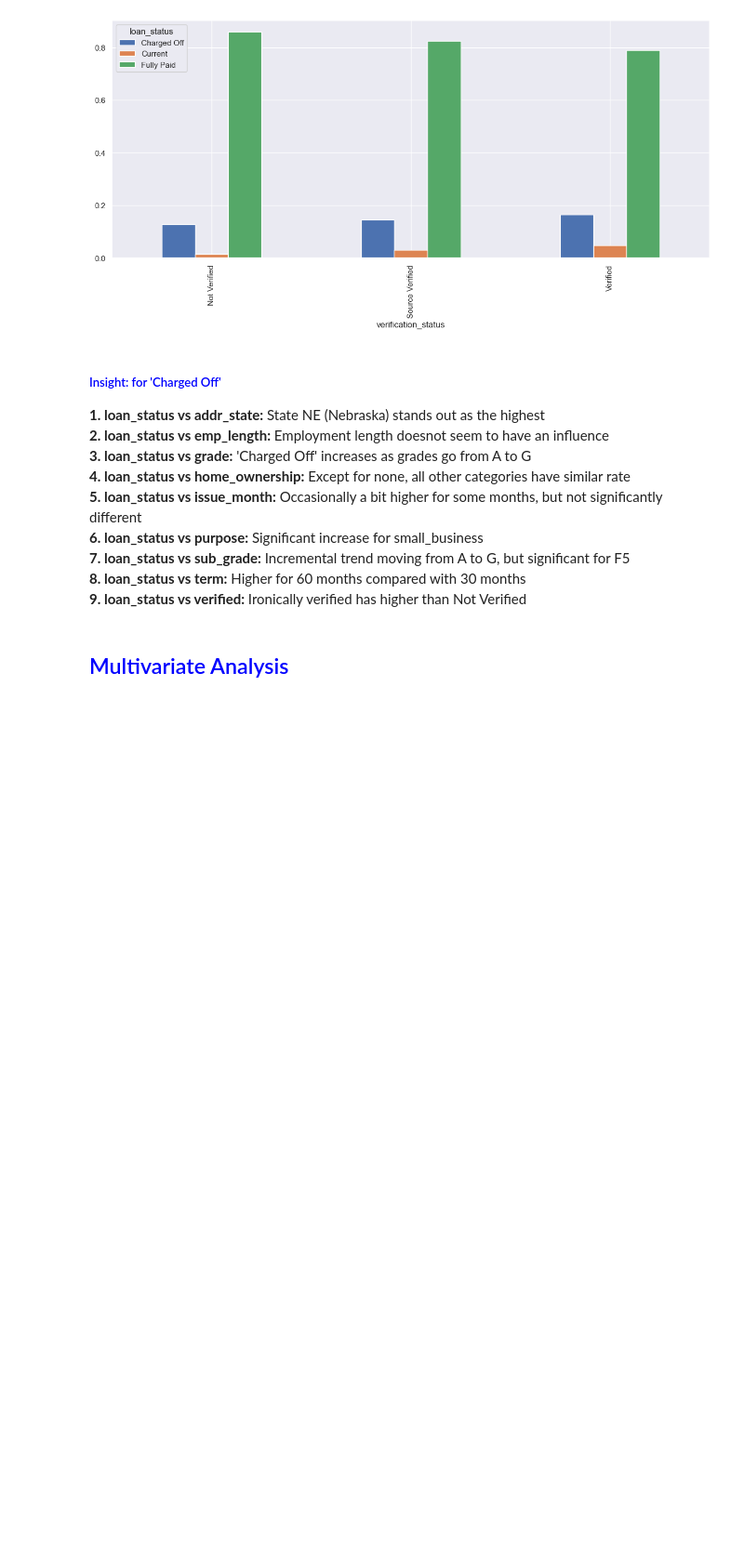
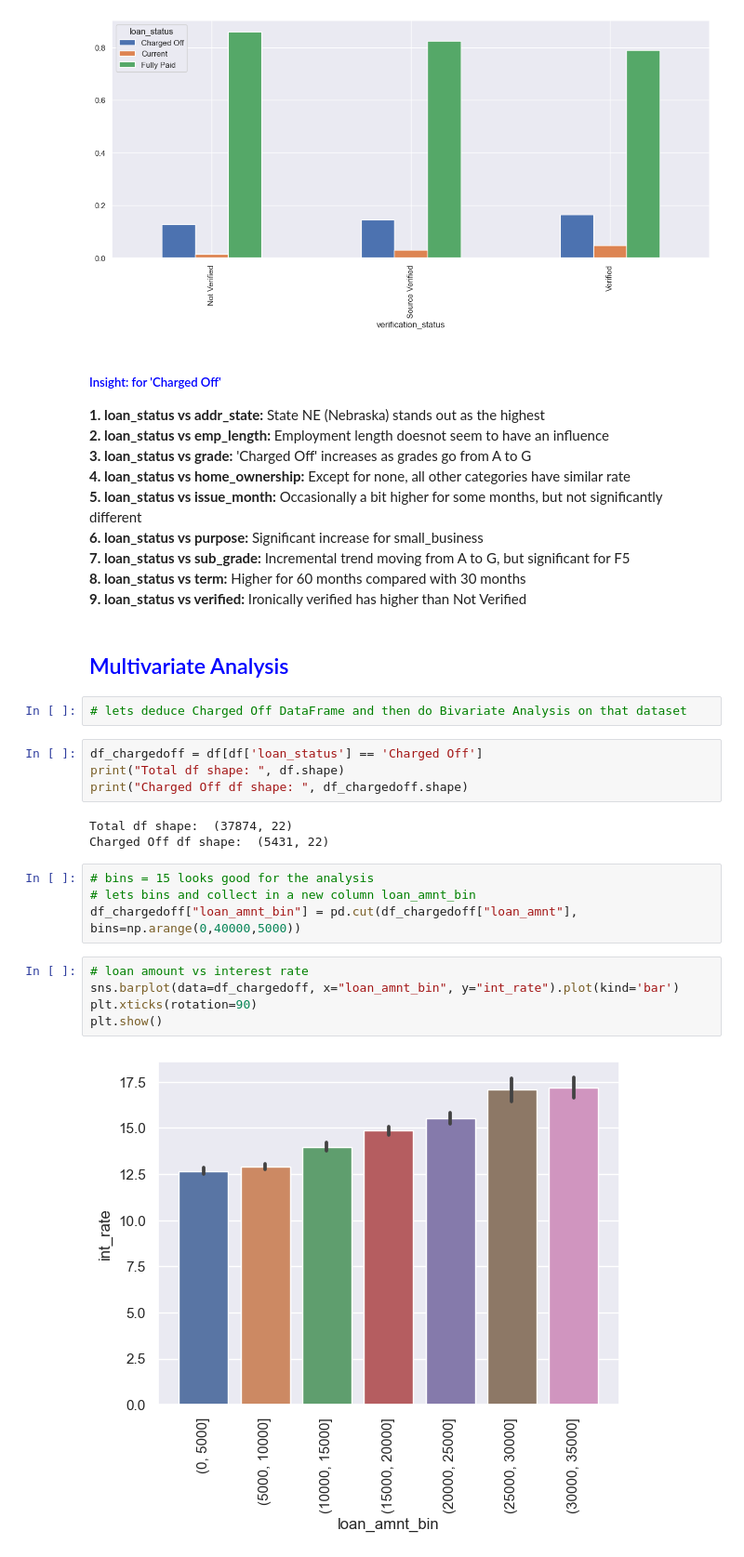
Before and after one commit to sarpsl/LendingClubCaseStudy, a Jupyter notebook: Syed_Abdul_Rahim.ipynb, the cells around one changed output. Shown at 93% size. Drawn from its saved outputs; the diff is of its cells as text; blank space fills up the shorter version.

```diff
--- a/Syed_Abdul_Rahim.ipynb
+++ b/Syed_Abdul_Rahim.ipynb
@@ -430,3 +414,23 @@ for col in categorical_cols:
 <br/><b>9. loan_status vs verified:</b>  Ironically verified has higher than Not Verified
 # %% [markdown]
 ## <font color='blue'>Multivariate Analysis</font>
+# %%
+# lets deduce Charged Off DataFrame and then do Bivariate Analysis on that dataset
+# %%
+df_chargedoff = df[df['loan_status'] == 'Charged Off']
+print("Total df shape: ", df.shape)
+print("Charged Off df shape: ", df_chargedoff.shape)
+# %% [output]
+Total df shape:  (37874, 22)
+Charged Off df shape:  (5431, 22)
+# %%
+# bins = 15 looks good for the analysis
+# lets bins and collect in a new column loan_amnt_bin
+df_chargedoff["loan_amnt_bin"] = pd.cut(df_chargedoff["loan_amnt"], bins=np.arange(0,40000,5000))
+# %%
+# loan amount vs interest rate
+sns.barplot(data=df_chargedoff, x="loan_amnt_bin", y="int_rate").plot(kind='bar')
+plt.xticks(rotation=90)
+plt.show()
+# %% [output]
+[figure, added]
```
Also changed, not shown: parts of 22 cells of this notebook.
